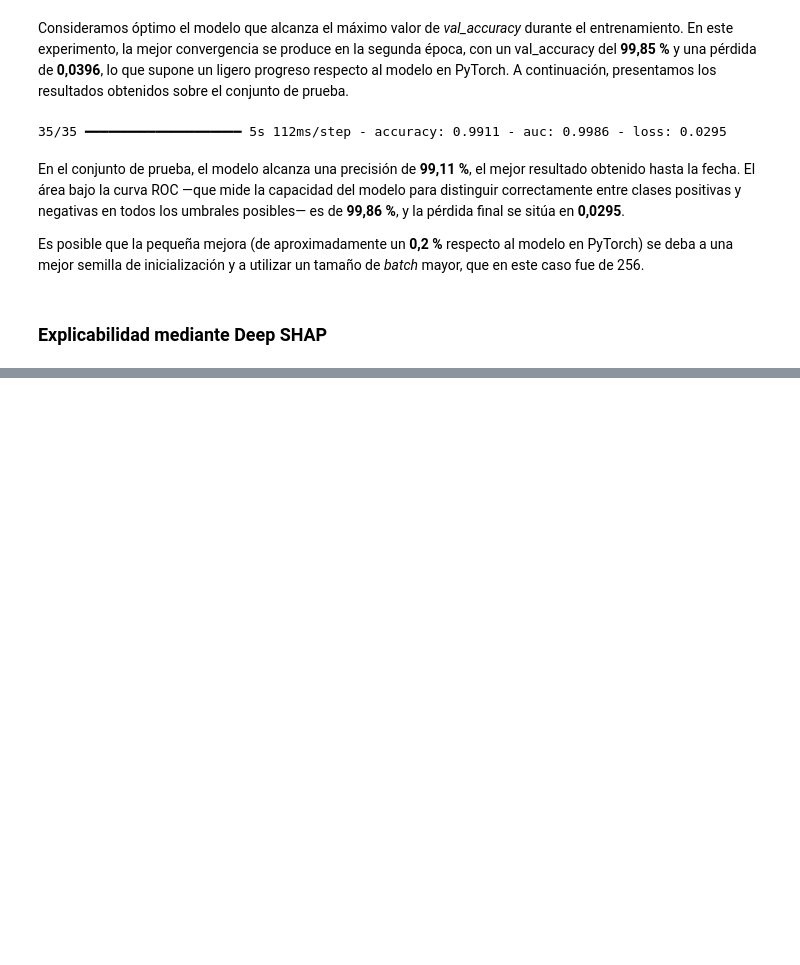
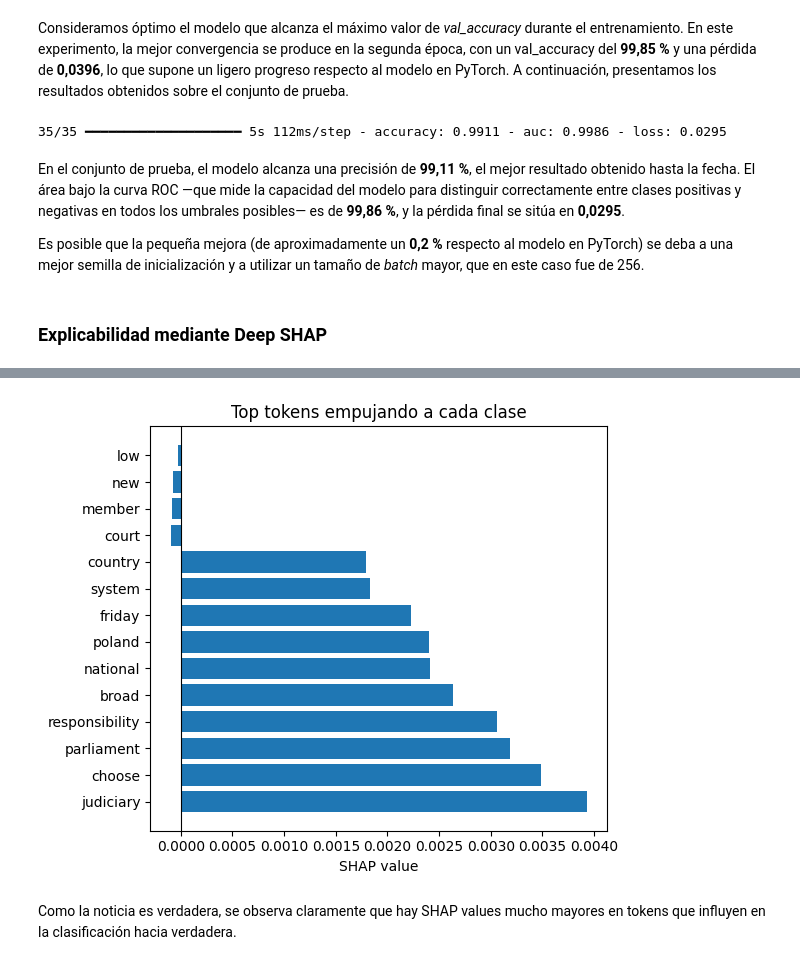
Before and after one commit to guillermo-grande/Fake-News-Detection, a Jupyter notebook: best_model_explainability.ipynb, the cells around one changed output, grey strips where cells are left out. Saved outputs shown, nothing was run; the diff lists cells and outputs as text; code cells hidden in the pictures; blank space fills up the shorter version.

```diff
--- a/best_model_explainability.ipynb
+++ b/best_model_explainability.ipynb
@@ -222,0 +224,9 @@ Por esta razón, se seleccionan **muestras de fondo** (background samples), para
+# %%
+# ————— 1) Cargamos modelo y extraemos cap —————
+model = tf.keras.models.load_model("models/best_bilstm.keras")
+vectorizer     = model.get_layer("text_vectorization")
+orig_embedding = model.get_layer("embedding")
+bilstm1        = model.get_layer("bidirectional")
+bilstm2        = model.get_layer("bidirectional_1")
+dense1         = model.get_layer("dense")
+dense2         = model.get_layer("dense_1")
@@ -224,0 +394,18 @@ Por esta razón, se seleccionan **muestras de fondo** (background samples), para
+# %%
+# Combinar para gráfica, alternando color según signo
+top_combined = positive_tokens[:10] + negative_tokens[:10]
+tokens, scores = zip(*top_combined)
+y_pos = range(len(tokens))
+
+plt.figure(figsize=(6, 5))
+plt.barh(y_pos, scores)
+plt.yticks(y_pos, tokens)
+plt.axvline(0, color="k", linewidth=0.8)
+plt.title("Top tokens empujando a cada clase")
+plt.xlabel("SHAP value")
+plt.tight_layout()
+plt.show()
+# %% [output]
+[figure, added]
+# %% [markdown]
+Como la noticia es verdadera, se observa claramente que hay SHAP values mucho mayores en tokens que influyen en la clasificación hacia verdadera.
```
Also changed, not shown: parts of 20 cells of this notebook, 2 other files.
